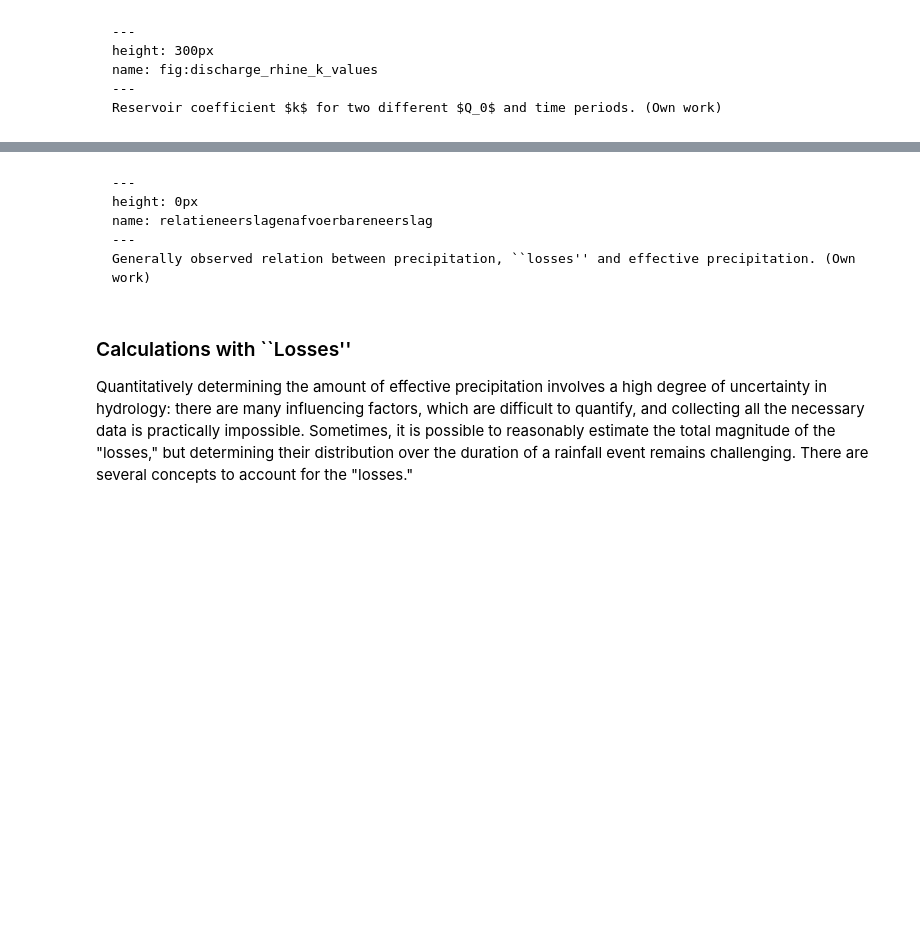
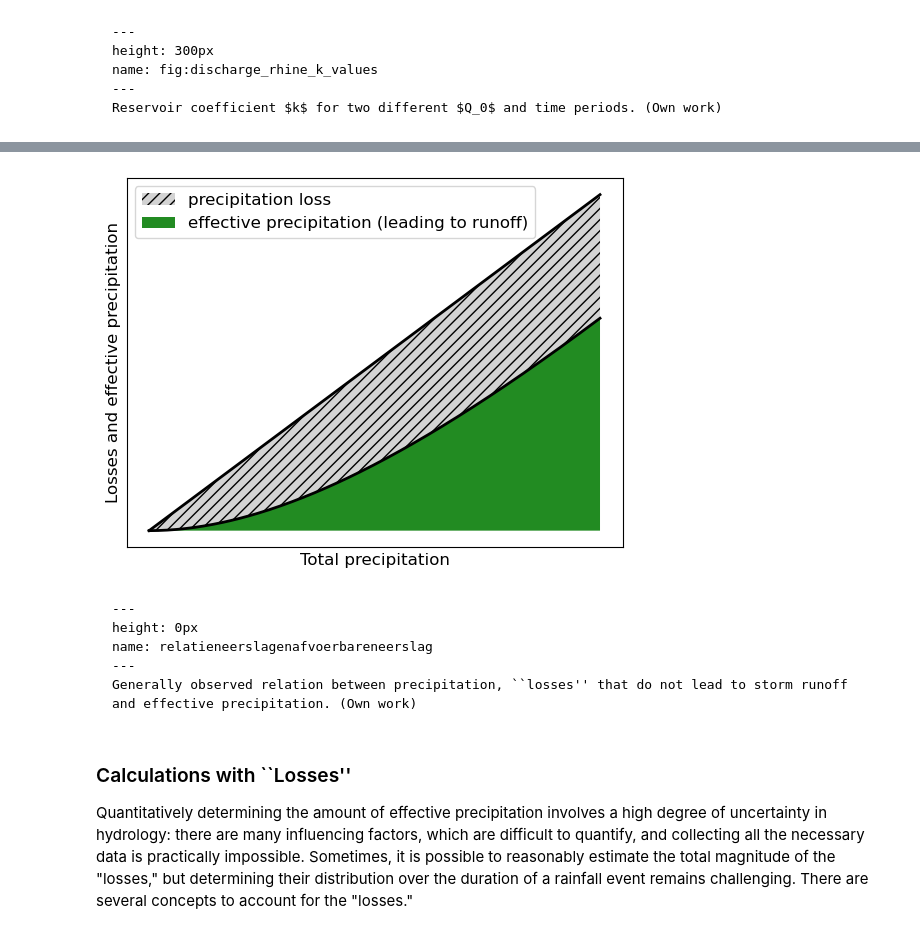
Before and after one commit to TUDelft-books/Hydrology, a Jupyter notebook: book/rainfall_runoff/runoff_processes.ipynb, the cells around one changed output, grey strips where cells are left out. Cells and saved outputs as stored; diff of their text form; code cells hidden in the pictures; blank space fills up the shorter version.

````diff
--- a/book/rainfall_runoff/runoff_processes.ipynb
+++ b/book/rainfall_runoff/runoff_processes.ipynb
@@ -625,11 +401,47 @@ HTML(fig.to_html(include_plotlyjs="cdn", full_html=False))
+# %%
+import numpy as np
+import matplotlib.pyplot as plt
+import plotly.graph_objects as go
+
+def runoff_curve(P, k=0.01):
+    """
+    Example runoff function:
+        R(P) = P * (1 - exp(-k*P))
+    Replace with your own formula if desired.
+    """
+    return P * (1.0 - np.exp(-k * P))
+
+# ------------------------------
+#%% 2) RANGE OF P AND k VALUES
+# ------------------------------
+P_vals = np.linspace(0, 100, 200) # precipitation domain (0..100, abstract units)
+k_vals = 0.01 # distinct parameter values
+P_star = 60.0 # point at which we draw vertical lines
+runoff = P_vals * (1.0 - np.exp(-k_vals * P_vals))
+
+fig, ax = plt.subplots()
+ax.plot(P_vals, P_vals, color="k")
+ax.plot(P_vals,runoff, color="k")
+ax.set_xlabel("Total precipitation")
+ax.set_ylabel("Losses and effective precipitation")
+ax.set_xticks([])
+ax.set_yticks([])
+
+ax.fill_between(P_vals, runoff, P_vals, where=None, hatch='///', fc='lightgray', label = 'precipitation loss')
+ax.fill_between(P_vals, runoff, 0, where=None, fc='forestgreen', label = 'effective precipitation (leading to runoff)')
+ax.legend()
+plt.savefig('../images/RFR_processes_effective_precip.png')
+plt.show()
+# %% [output]
+[figure, added]
 # %% [markdown]
 
-```{figure} ../images/RFR_processes_precipilosses.png
+```{figure} ../images/RFR_effective_precip.png
 ---
 height: 0px
 name: relatieneerslagenafvoerbareneerslag
 ---
-Generally observed relation between precipitation, ``losses'' and effective precipitation. (Own work)
+Generally observed relation between precipitation, ``losses'' that do not lead to storm runoff and effective precipitation. (Own work)
 ```
 # %% [markdown]
 ### Calculations with ``Losses''
````
Also changed, not shown: parts of 10 cells of this notebook, 2 other files.
